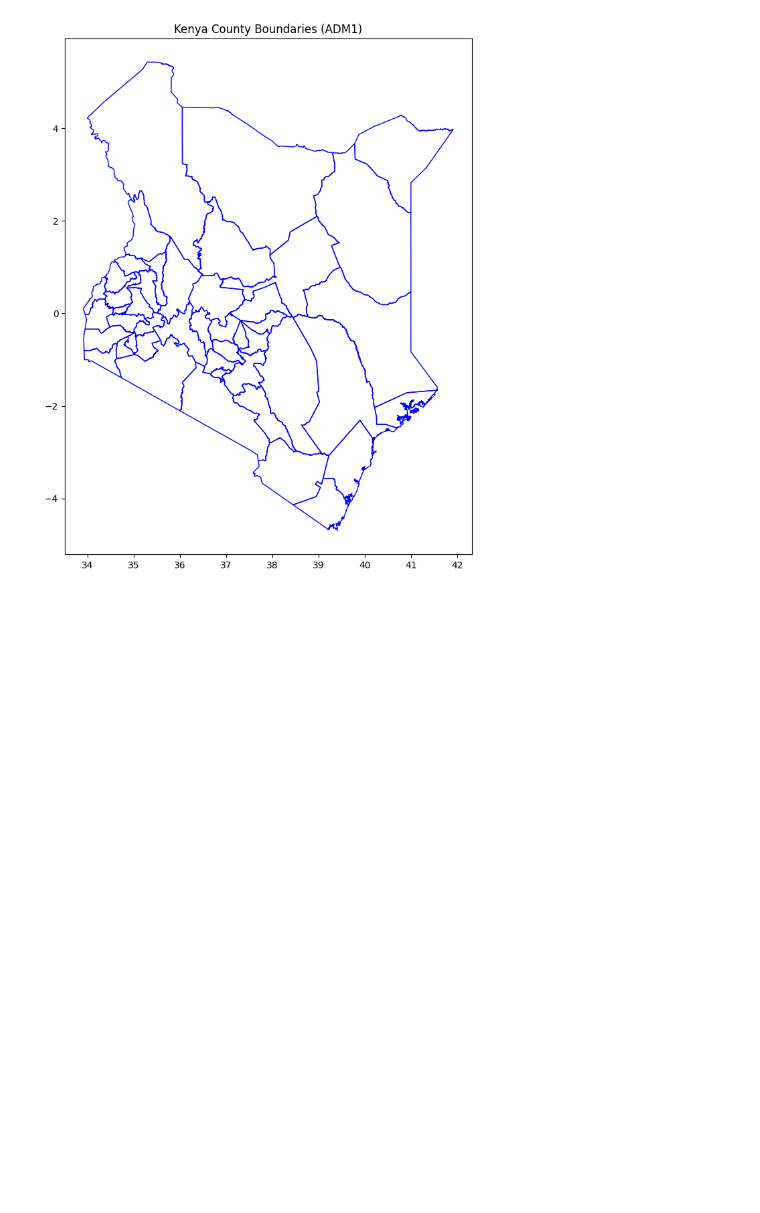
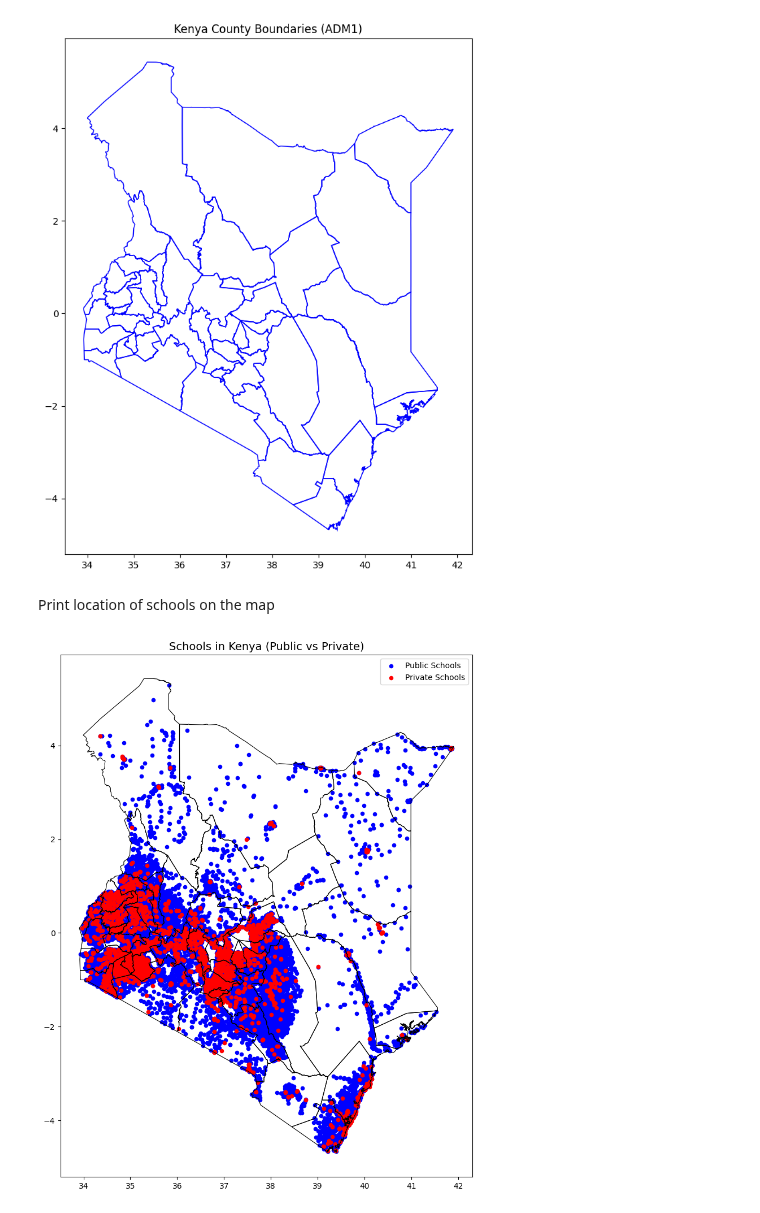
Before and after one commit to call493/MLFC, a Jupyter notebook: _notebooks/Poverty_and_Literacy_levels_correlation.ipynb, the cells around one changed output. Cells and saved outputs as stored; diff of their text form; code cells hidden in the pictures; blank space fills up the shorter version.

```diff
--- a/_notebooks/Poverty_and_Literacy_levels_correlation.ipynb
+++ b/_notebooks/Poverty_and_Literacy_levels_correlation.ipynb
@@ -84,3 +84,43 @@ ax.set_title("Kenya County Boundaries (ADM1)")
 plt.show()
 # %% [output]
 [figure]
+# %% [markdown]
+Print location of schools on the map
+# %%
+import geopandas as gpd
+import matplotlib.pyplot as plt
+import os
+
+# Path to your local schools.json file
+schools_file = os.path.join("/content/schools.json")
+
+# URL to the GeoJSON file for Kenyan counties (ADM1)
+geojson_url = "https://github.com/wmgeolab/geoBoundaries/raw/9469f09/releaseData/gbOpen/KEN/ADM1/geoBoundaries-KEN-ADM1.geojson"
+
+# Load Kenya county boundaries
+kenya_gdf = gpd.read_file(geojson_url)
+
+# Load schools data from local machine
+schools_gdf = gpd.read_file(schools_file)
+
+# Reproject schools to match counties
+schools_gdf = schools_gdf.to_crs(kenya_gdf.crs)
+
+# Separate public and private schools
+public_schools = schools_gdf[schools_gdf["Status"] == "Public"]
+private_schools = schools_gdf[schools_gdf["Status"] == "Private"]
+
+# Plot
+fig, ax = plt.subplots(figsize=(12, 12))
+kenya_gdf.boundary.plot(ax=ax, edgecolor="black", linewidth=0.8)
+
+# Plot schools
+public_schools.plot(ax=ax, color="blue", markersize=20, label="Public Schools")
+private_schools.plot(ax=ax, color="red", markersize=20, label="Private Schools")
+
+ax.set_title("Schools in Kenya (Public vs Private)", fontsize=14)
+ax.legend()
+
+plt.show()
+# %% [output]
+[figure, added]
```
Also changed, not shown: parts of 12 cells of this notebook.
